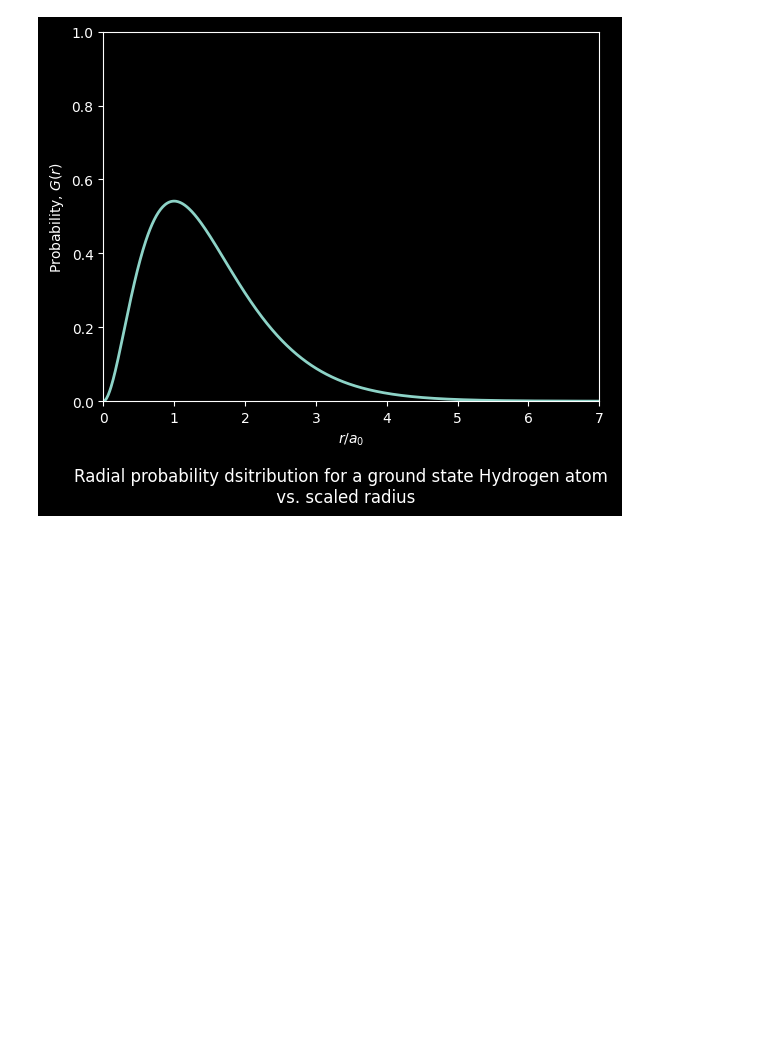
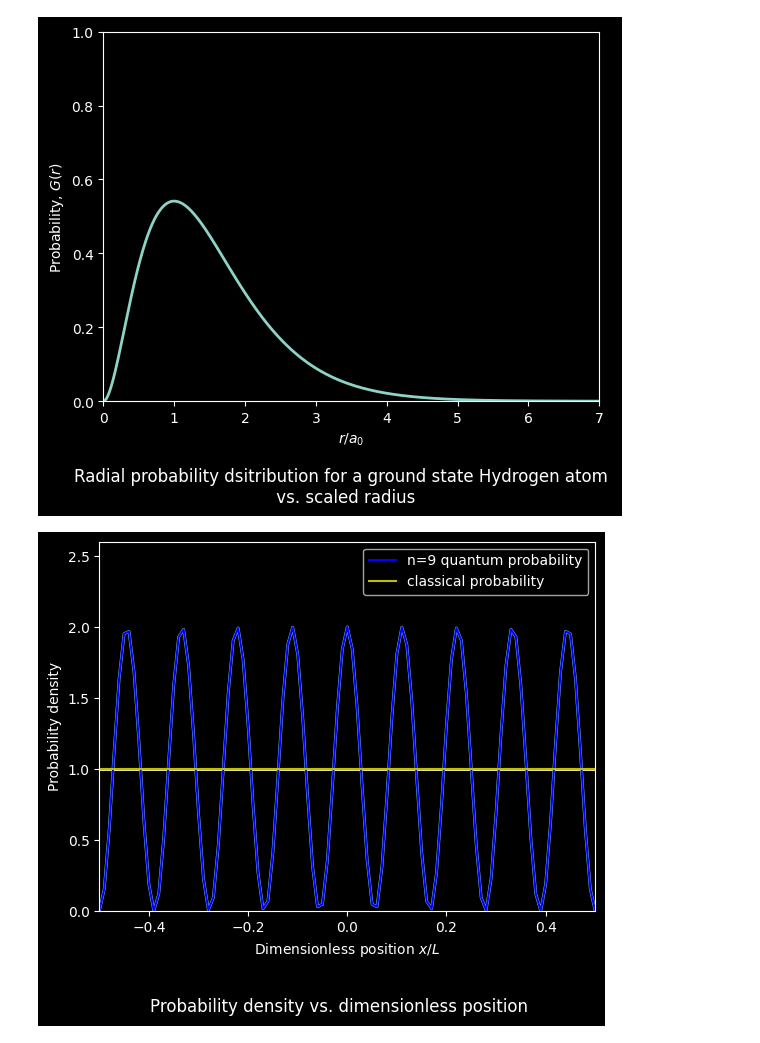
Before and after one commit to GitTrippin123/Quantum, a Jupyter notebook: Classworks.ipynb, the cells around one changed output. Saved outputs shown, nothing was run; the diff lists cells and outputs as text; code cells hidden in the pictures; blank space fills up the shorter version.

```diff
--- a/Classworks.ipynb
+++ b/Classworks.ipynb
@@ -113,3 +113,25 @@ plt.xlabel(r'$r/a_0$')
 plt.show()
 # %% [output]
 [figure]
+# %%
+plt.figure(2)
+t = np.arange(-0.6,2.0,0.01)
+s = (np.sqrt(2)*np.cos(9*np.pi*t))**2
+line, = plt.plot(t,s,lw=2)
+
+b = t/t
+line, = plt.plot(t,b,lw=2)
+
+plt.ylim(0,2.6)
+plt.xlim(-0.5,0.5)
+
+plt.plot(t, s, "-b", label= "n=9 quantum probability")
+plt.plot(t, b, "-y", label= "classical probability")
+plt.legend(loc="upper right")
+
+plt.figtext(0.5,-0.1,"Probability density vs. dimensionless position", ha='center', fontsize=12)
+plt.xlabel("Dimensionless position "r'$x/L$')
+plt.ylabel("Probability density")
+plt.show()
+# %% [output]
+[figure, added]
```
Also changed, not shown: parts of 1 cell of this notebook, 1 other file.
